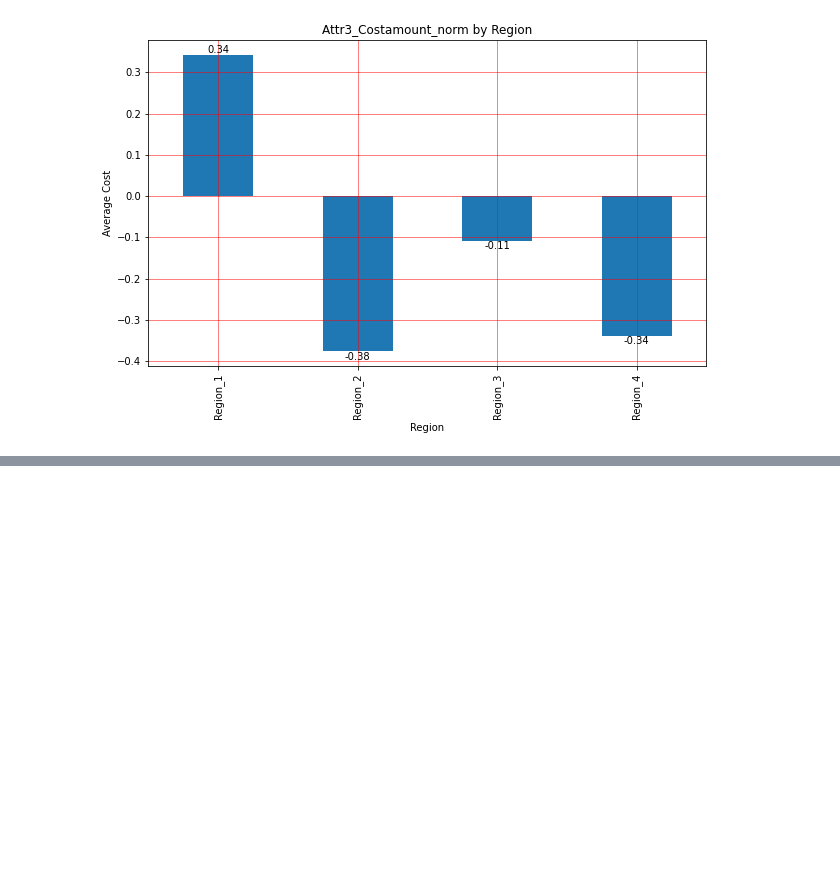
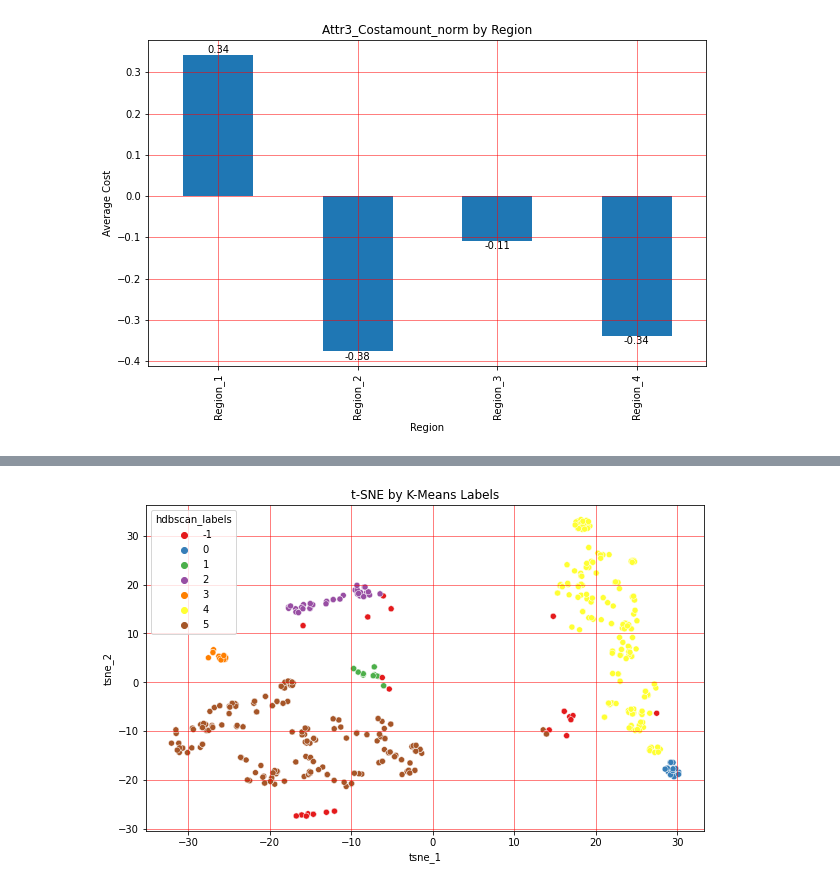
Before and after one commit to prasiyer/SKU_Clusters, a Jupyter notebook: Code/CMD_Cluster_Analysis.ipynb, the cells around one changed output, grey strips where cells are left out. Cells and saved outputs as stored; diff of their text form; code cells hidden in the pictures; blank space fills up the shorter version.

```diff
--- a/Code/CMD_Cluster_Analysis.ipynb
+++ b/Code/CMD_Cluster_Analysis.ipynb
@@ -260,0 +410,8 @@ ax.bar_label(ax.containers[0], labels = [f'{x:,.02f}' for x in ax.containers[0].
+# %%
+# plot t-sne and color by hdbscan labels
+fig, ax = plt.subplots(figsize = (10, 6))
+sns.scatterplot(x = 'tsne_1', y = 'tsne_2', hue = 'hdbscan_labels', data = cmd_data, ax = ax, palette = 'Set1')
+ax.set_title('t-SNE by K-Means Labels')
+ax.grid(linestyle='-', linewidth='0.5', color='red')
+# %% [output]
+[figure, added]
```
Also changed, not shown: parts of 18 cells of this notebook.
